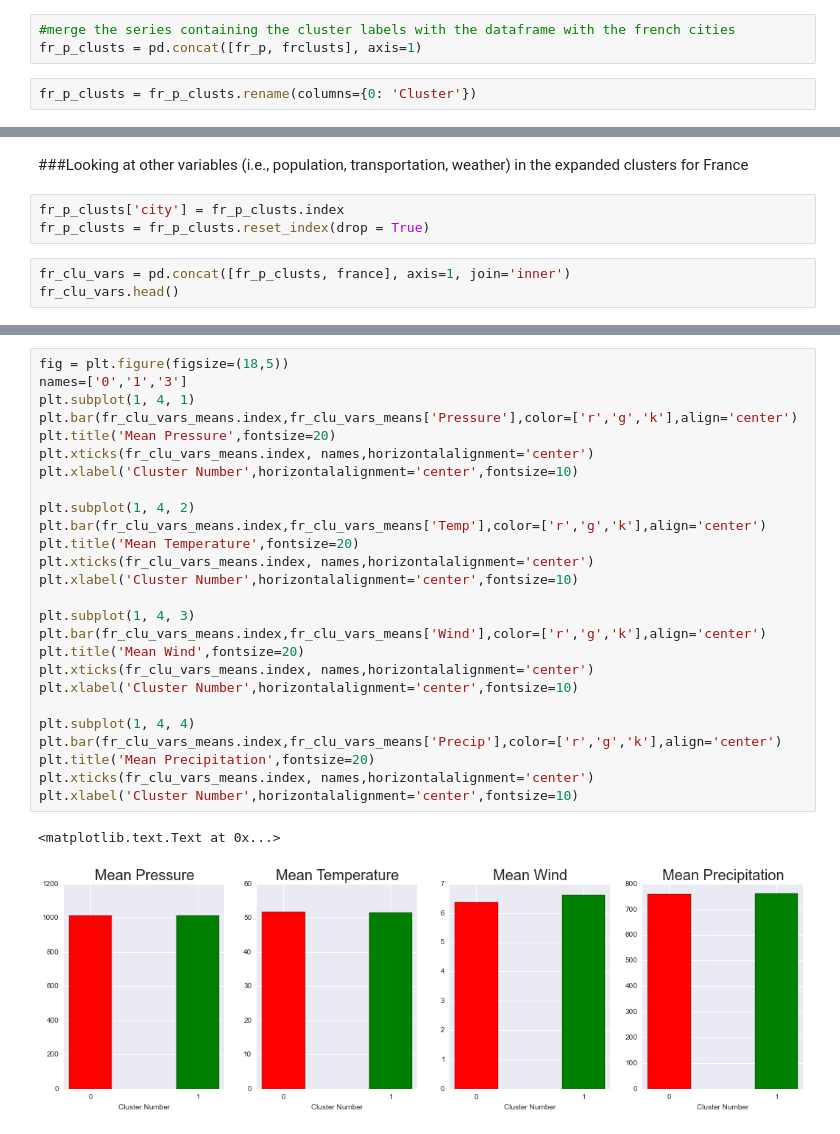
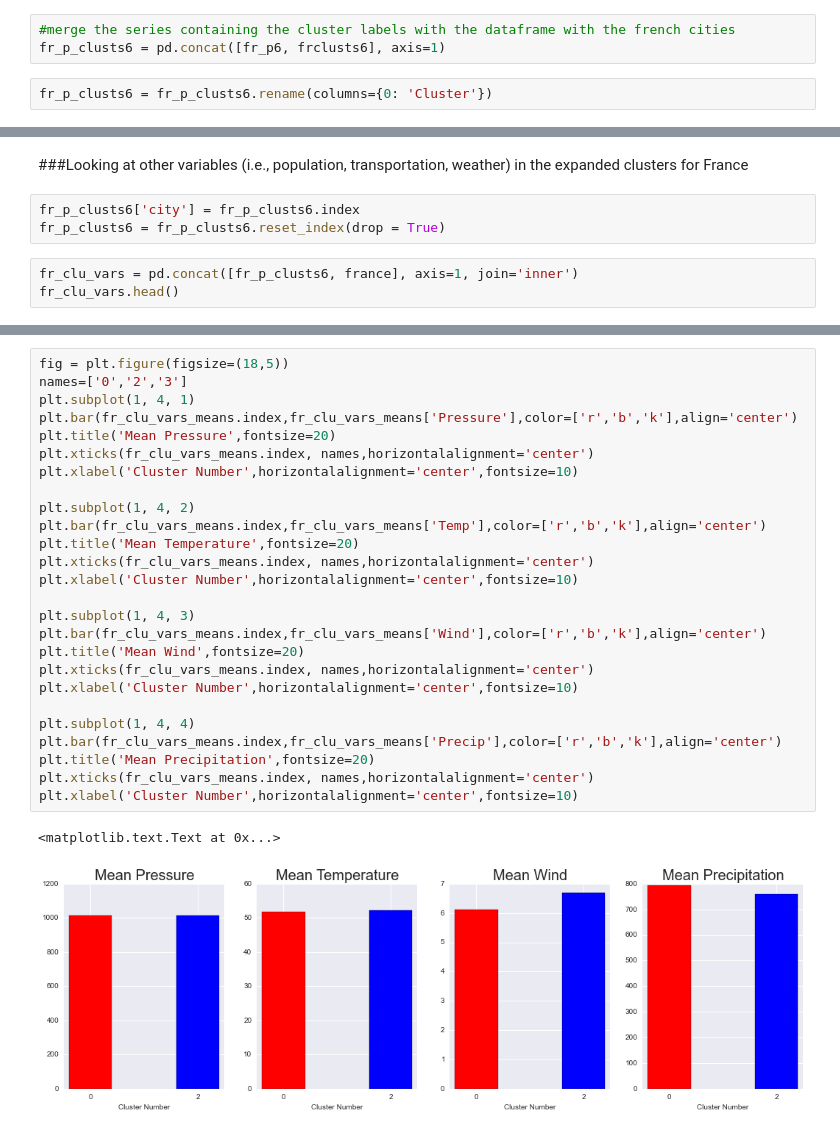
Before and after one commit to mchaffin17/AirPollutionFinalProject, a Jupyter notebook: 5. UnsupervisedLearning_pt2.ipynb, the cells around one changed output, grey strips where cells are left out. Cells and saved outputs as stored; diff of their text form.

```diff
--- a/5. UnsupervisedLearning_pt2.ipynb
+++ b/5. UnsupervisedLearning_pt2.ipynb
@@ -398,8 +423,8 @@ for x in range(len(fr_p)):
 # %%
 #merge the series containing the cluster labels with the dataframe with the french cities
-fr_p_clusts = pd.concat([fr_p, frclusts], axis=1)
+fr_p_clusts6 = pd.concat([fr_p6, frclusts6], axis=1)
 # %%
-fr_p_clusts = fr_p_clusts.rename(columns={0: 'Cluster'})
+fr_p_clusts6 = fr_p_clusts6.rename(columns={0: 'Cluster'})
 # %% [markdown]
 ####What do the French clusters look like?
 # %%
@@ -464,10 +493,10 @@ fr_p_clusts.to_csv("Data/clusters_knn_france.csv",index=False,na_rep='NA')
 # %% [markdown]
 ###Looking at other variables (i.e., population, transportation, weather) in the expanded clusters for France
 # %%
-fr_p_clusts['city'] = fr_p_clusts.index
-fr_p_clusts = fr_p_clusts.reset_index(drop = True)
+fr_p_clusts6['city'] = fr_p_clusts6.index
+fr_p_clusts6 = fr_p_clusts6.reset_index(drop = True)
 # %%
-fr_clu_vars = pd.concat([fr_p_clusts, france], axis=1, join='inner')
+fr_clu_vars = pd.concat([fr_p_clusts6, france], axis=1, join='inner')
 fr_clu_vars.head()
 # %% [output]
 |  | CO | NO2 | OZONE | PM10 | PM25_FRMFEM | SO2 | Cluster | city | CO | NO2 | ... | ... |
@@ -488,32 +517,32 @@ fr_clu_vars_means
 2 rows × 28 columns
 # %%
 fig = plt.figure(figsize=(18,5))
-names=['0','1','3']
+names=['0','2','3']
 plt.subplot(1, 4, 1)
-plt.bar(fr_clu_vars_means.index,fr_clu_vars_means['Pressure'],color=['r','g','k'],align='center')
+plt.bar(fr_clu_vars_means.index,fr_clu_vars_means['Pressure'],color=['r','b','k'],align='center')
 plt.title('Mean Pressure',fontsize=20)
 plt.xticks(fr_clu_vars_means.index, names,horizontalalignment='center')
 plt.xlabel('Cluster Number',horizontalalignment='center',fontsize=10)
 
 plt.subplot(1, 4, 2)
-plt.bar(fr_clu_vars_means.index,fr_clu_vars_means['Temp'],color=['r','g','k'],align='center')
+plt.bar(fr_clu_vars_means.index,fr_clu_vars_means['Temp'],color=['r','b','k'],align='center')
 plt.title('Mean Temperature',fontsize=20)
 plt.xticks(fr_clu_vars_means.index, names,horizontalalignment='center')
 plt.xlabel('Cluster Number',horizontalalignment='center',fontsize=10)
 
 plt.subplot(1, 4, 3)
-plt.bar(fr_clu_vars_means.index,fr_clu_vars_means['Wind'],color=['r','g','k'],align='center')
+plt.bar(fr_clu_vars_means.index,fr_clu_vars_means['Wind'],color=['r','b','k'],align='center')
 plt.title('Mean Wind',fontsize=20)
 plt.xticks(fr_clu_vars_means.index, names,horizontalalignment='center')
 plt.xlabel('Cluster Number',horizontalalignment='center',fontsize=10)
 
 plt.subplot(1, 4, 4)
-plt.bar(fr_clu_vars_means.index,fr_clu_vars_means['Precip'],color=['r','g','k'],align='center')
+plt.bar(fr_clu_vars_means.index,fr_clu_vars_means['Precip'],color=['r','b','k'],align='center')
 plt.title('Mean Precipitation',fontsize=20)
 plt.xticks(fr_clu_vars_means.index, names,horizontalalignment='center')
 plt.xlabel('Cluster Number',horizontalalignment='center',fontsize=10)
 # %% [output]
 <matplotlib.text.Text at 0x...>
-[figure, old version]
+[figure, new version]
 # %%
 fig = plt.figure(figsize=(18,5))
```
Also changed, not shown: parts of 29 cells of this notebook, 1 other file.
